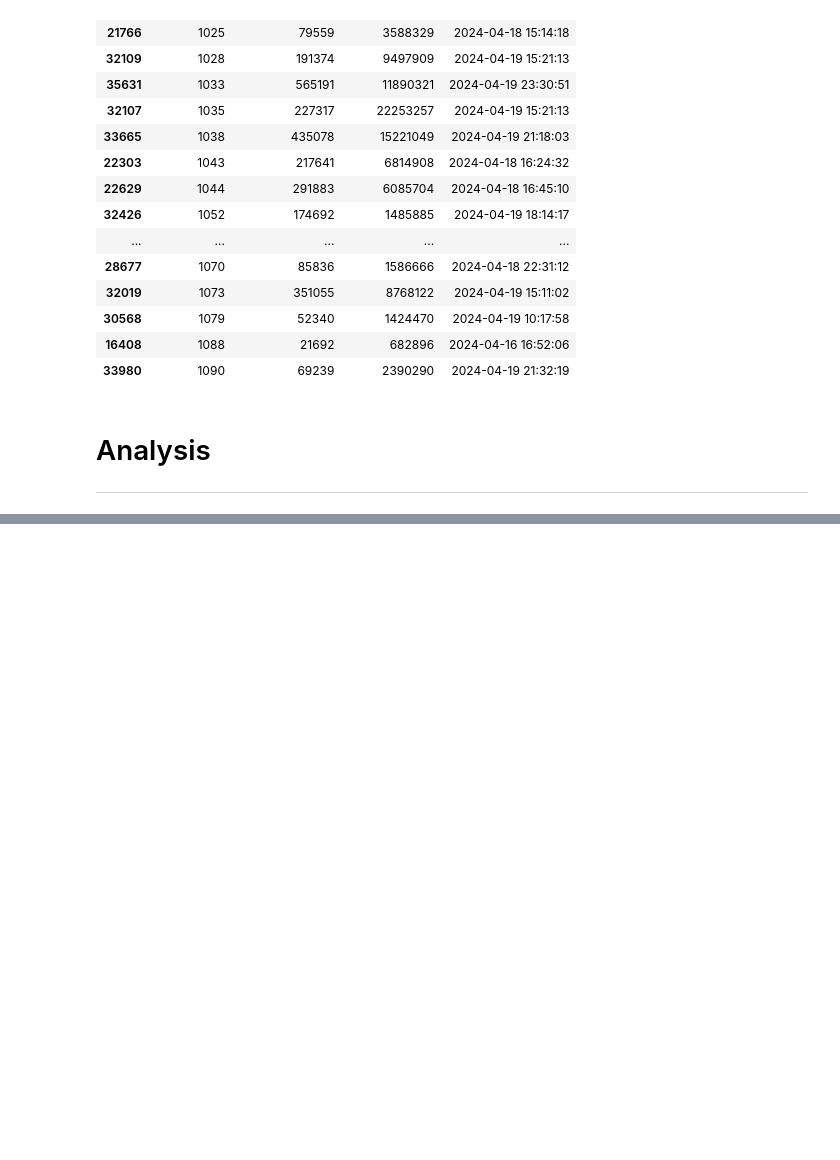
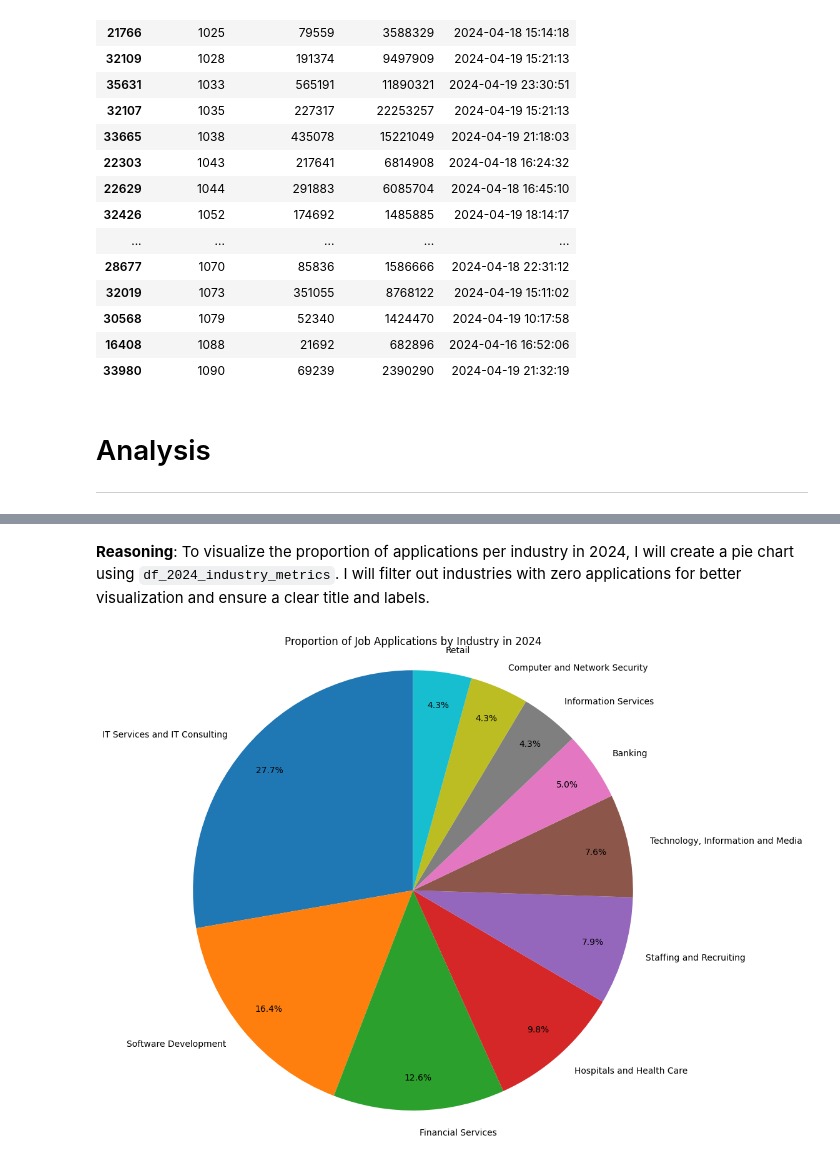
Before and after one commit to gettokeroro/DADS5001_MINI_PROJECT, a Jupyter notebook: Job_Application_Analysis.ipynb, the cells around one changed output, grey strips where cells are left out. Drawn from its saved outputs; the diff is of its cells as text; code cells hidden in the pictures; blank space fills up the shorter version.

```diff
--- a/Job_Application_Analysis.ipynb
+++ b/Job_Application_Analysis.ipynb
@@ -380,0 +339,6 @@ plt.show()
+# %%
+df_2024 = df_merged[df_merged['year'] == 2024]
+# %%
+df_2024_industry_metrics = df_2024.groupby('industry_name')[['applies', 'views']].sum().reset_index()
+print("First 5 rows of df_2024_industry_metrics:")
+display(df_2024_industry_metrics.head())
@@ -380,0 +353,45 @@ plt.show()
+# %% [markdown]
+**Reasoning**:
+To visualize the proportion of applications per industry in 2024, I will create a pie chart using `df_2024_industry_metrics`. I will filter out industries with zero applications for better visualization and ensure a clear title and labels.
+# %%
+import matplotlib.pyplot as plt
+
+# Filter out industries with 0 applies for better visualization
+df_applies_plot = df_2024_industry_metrics[df_2024_industry_metrics['applies'] > 0]
+
+# Sort by applies for better pie chart representation (largest slices first)
+df_applies_plot = df_applies_plot.sort_values(by='applies', ascending=False)
+
+# Select top N industries or all if less than N for clarity
+# Let's consider industries that contribute significantly, e.g., top 10 or industries with > 1% of total applies
+total_applies_2024 = df_applies_plot['applies'].sum()
+
+# Identify industries that contribute to at least 1% of total applies, or top 10 if more than 10 are significant
+significant_applies = df_applies_plot[df_applies_plot['applies'] / total_applies_2024 > 0.01]
+
+if len(significant_applies) < 10 and len(df_applies_plot) > 10: # If less than 10 significant, take top 10
+    df_applies_plot_final = df_applies_plot.head(10)
+else:
+    df_applies_plot_final = significant_applies
+
+# If there are still too many, just take top 10 to keep the chart readable
+if len(df_applies_plot_final) > 10:
+    df_applies_plot_final = df_applies_plot.head(10)
+
+# Add an 'Other' category if some industries were filtered out
+'''
+if len(df_applies_plot_final) < len(df_applies_plot):
+    other_applies_sum = df_applies_plot[~df_applies_plot['industry_name'].isin(df_applies_plot_final['industry_name'])]['applies'].sum()
+    if other_applies_sum > 0: # Only add 'Other' if it has applications
+        other_row = pd.DataFrame([{'industry_name': 'Other', 'applies': other_applies_sum}])
+        df_applies_plot_final = pd.concat([df_applies_plot_final, other_row], ignore_index=True)
+'''
+
+
+plt.figure(figsize=(10, 10))
+plt.pie(df_applies_plot_final['applies'], labels=df_applies_plot_final['industry_name'], autopct='%1.1f%%', startangle=90, pctdistance=0.85)
+plt.title('Proportion of Job Applications by Industry in 2024')
+plt.axis('equal') # Equal aspect ratio ensures that pie is drawn as a circle.
+plt.show()
+# %% [output]
+[figure, added]
```
Also changed, not shown: parts of 24 cells of this notebook.
